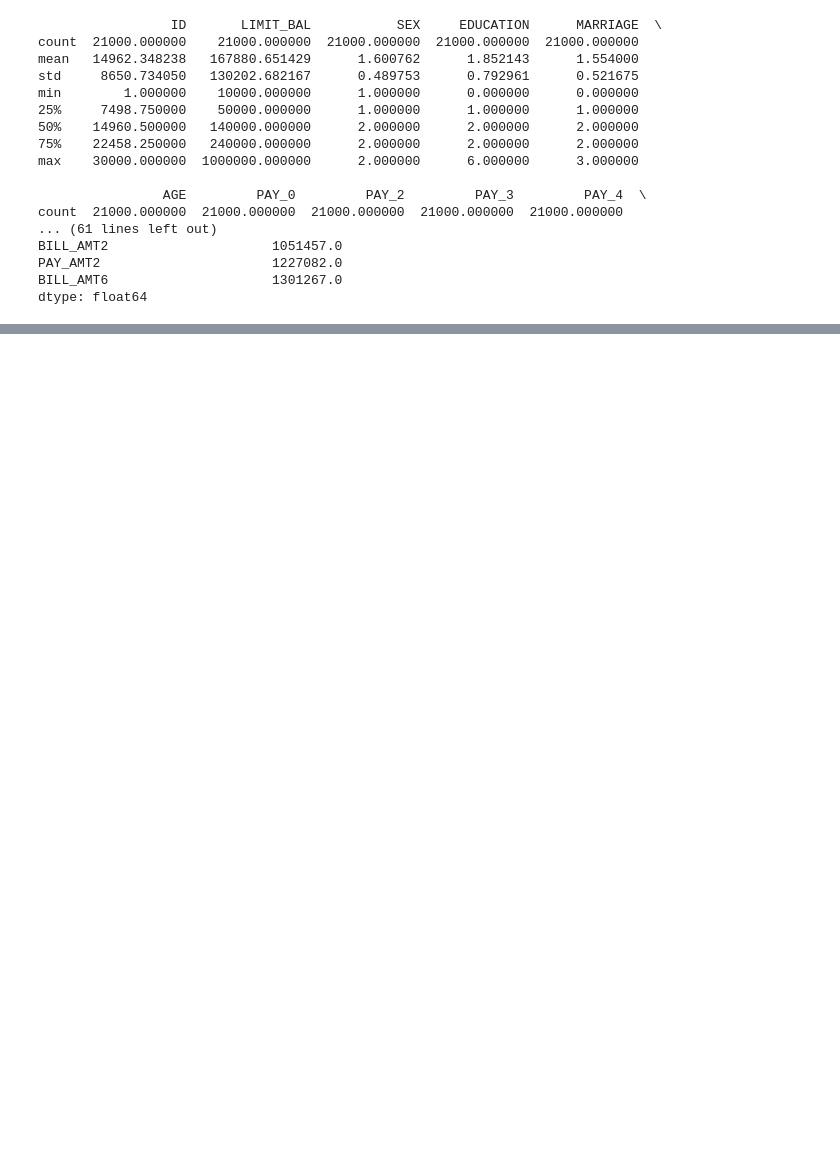
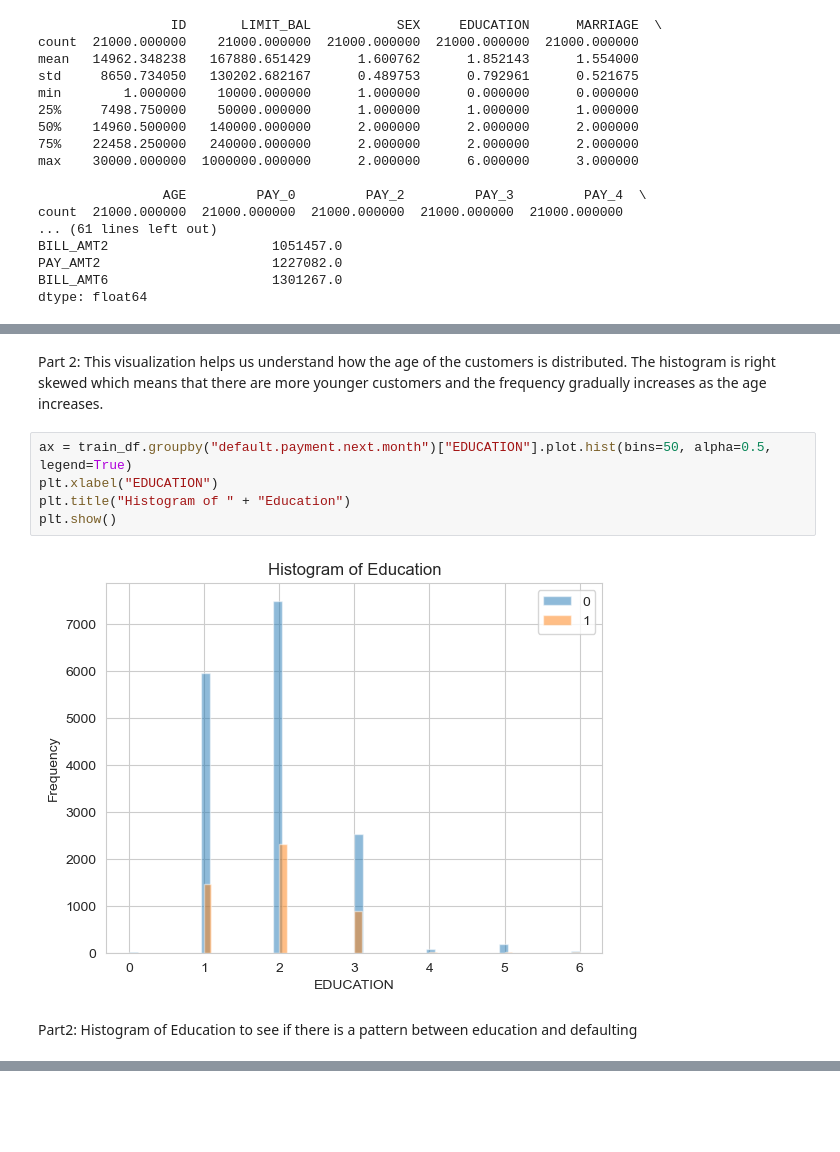
Before and after one commit to pepkh/cpsc330_hw5, a Jupyter notebook: hw5.ipynb, the cells around one changed output, grey strips where cells are left out. Saved outputs shown, nothing was run; the diff lists cells and outputs as text; blank space fills up the shorter version.

```diff
--- a/hw5.ipynb
+++ b/hw5.ipynb
@@ -272,0 +317,11 @@ dtype: float64
+# %% [markdown]
+Part 2: This visualization helps us understand how the age of the customers is distributed. The histogram is right skewed which means that there are more younger customers and the frequency gradually increases as the age increases.
+# %%
+ax = train_df.groupby("default.payment.next.month")["EDUCATION"].plot.hist(bins=50, alpha=0.5, legend=True)
+plt.xlabel("EDUCATION")
+plt.title("Histogram of " + "Education")
+plt.show()
+# %% [output]
+[figure, added]
+# %% [markdown]
+Part2: Histogram of Education to see if there is a pattern between education and defaulting
```
Also changed, not shown: parts of 44 cells of this notebook.
